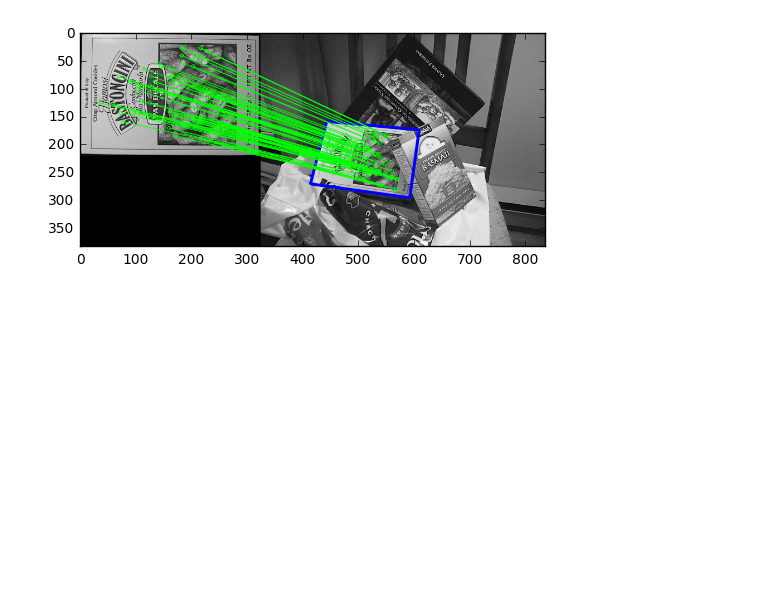
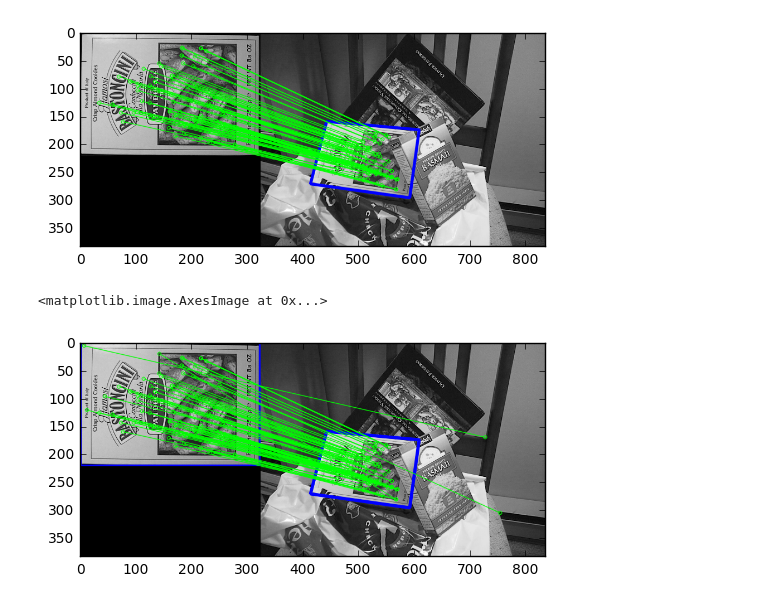
Before and after one commit to dalgu90/opencv-tutorial, a Jupyter notebook: 3_homography.ipynb, the cells around one changed output. Saved outputs shown, nothing was run; the diff lists cells and outputs as text; code cells hidden in the pictures; blank space fills up the shorter version.

```diff
--- a/3_homography.ipynb
+++ b/3_homography.ipynb
@@ -208,3 +210,17 @@ plt.imshow(cv2.cvtColor(img3, cv2.COLOR_BGR2RGB))
 # %% [output]
 <matplotlib.image.AxesImage at 0x...>
 [figure]
+# %%
+# Display the object
+img1 = cv2.polylines(img1,[np.int32(pts)],True,(255,0,0),3, cv2.LINE_AA)
+img2 = cv2.polylines(img2,[np.int32(dst)],True,(255,0,0),3, cv2.LINE_AA)
+
+draw_params = dict(matchColor = (0,255,0), # draw matches in green color
+                   singlePointColor = None,
+                   flags = 2)
+
+img3 = cv2.drawMatches(img1,kp1,img2,kp2,good_matches,None,**draw_params)
+plt.imshow(cv2.cvtColor(img3, cv2.COLOR_BGR2RGB))
+# %% [output]
+<matplotlib.image.AxesImage at 0x...>
+[figure, added]
```
Also changed, not shown: parts of 3 cells of this notebook, 7 other files.
